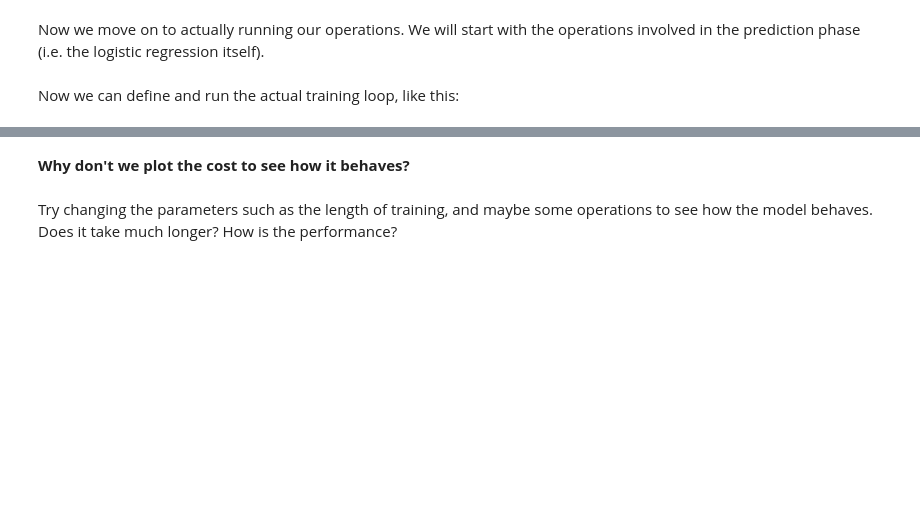
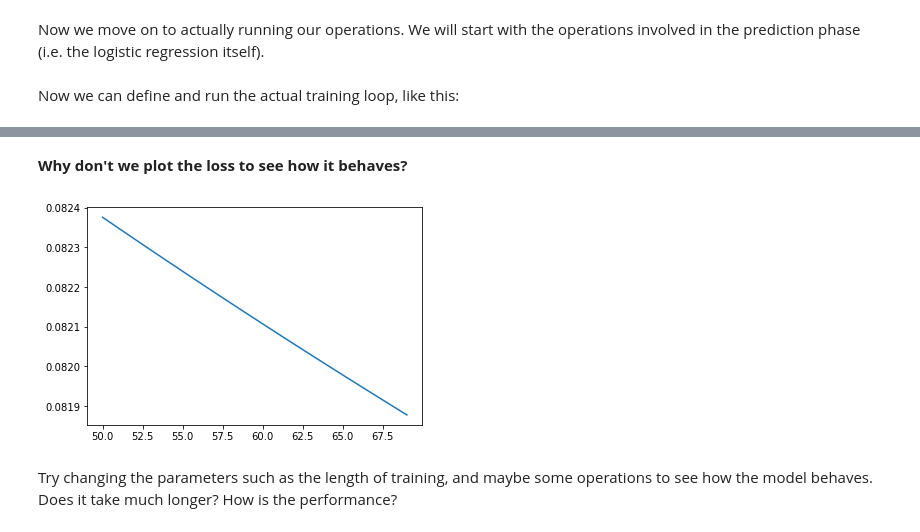
Before and after one commit to claimed-framework/component-library, a Jupyter notebook: edx_tf/ML0120EN-1.4-Review-LogisticRegressionwithTensorFlow.ipynb, the cells around one changed output, grey strips where cells are left out. Cells and saved outputs as stored; diff of their text form; code cells hidden in the pictures; blank space fills up the shorter version.

```diff
--- a/edx_tf/ML0120EN-1.4-Review-LogisticRegressionwithTensorFlow.ipynb
+++ b/edx_tf/ML0120EN-1.4-Review-LogisticRegressionwithTensorFlow.ipynb
@@ -251,12 +256,13 @@ Now we can define and run the actual training loop, like this:
 display_step = 10
 epoch_values = []
 accuracy_values = []
-cost_values = []
+loss_values = []
+loss = 0
 diff = 1
 # Training epochs
 for i in range(numEpochs):
     if i > 1 and diff < .000001:
-        print("change in cost %g; convergence."%diff)
+        print("change in loss %g; convergence."%diff)
         break
     else:
         # Run training step
@@ -270,20 +276,20 @@ for i in range(numEpochs):
             pred = logistic_regression(X)
 
             newLoss = loss_object(pred, yGold)
-            # Add cost to live graphing variable
-            cost_values.append(newLoss)
+            # Add loss to live graphing variable
+            loss_values.append(newLoss)
 
             # Generate accuracy stats on test data
             acc = accuracy(pred, yGold)
             accuracy_values.append(acc)
 
-            cost_values.append(cost)
+
             # Re-assign values for variables
             diff = abs(newLoss - loss)
             loss = newLoss
 
             #generate print statements
-            print("step %d, training accuracy %g, cost %g, change in cost %g"%(i, acc, newLoss, diff))
+            print("step %d, training accuracy %g, loss %g, change in loss %g"%(i, acc, newLoss, diff))
 
 
 
@@ -294,11 +318,13 @@ print("final accuracy on test set: %s" %str(acc))
 # %% [markdown]
-<b>Why don't we plot the cost to see how it behaves?</b>
+<b>Why don't we plot the loss to see how it behaves?</b>
 # %%
 %matplotlib inline
 import numpy as np
 import matplotlib.pyplot as plt
-plt.plot([np.mean(cost_values[i-50:i]) for i in range(len(cost_values))])
+plt.plot([np.mean(loss_values[i-50:i]) for i in range(len(loss_values))])
 plt.show()
+# %% [output]
+[figure, added]
 # %% [markdown]
  Try changing the parameters such as the length of training, and maybe some operations to see how the model behaves. Does it take much longer? How is the performance?
 # %% [markdown]
```
Also changed, not shown: parts of 3 cells of this notebook.
